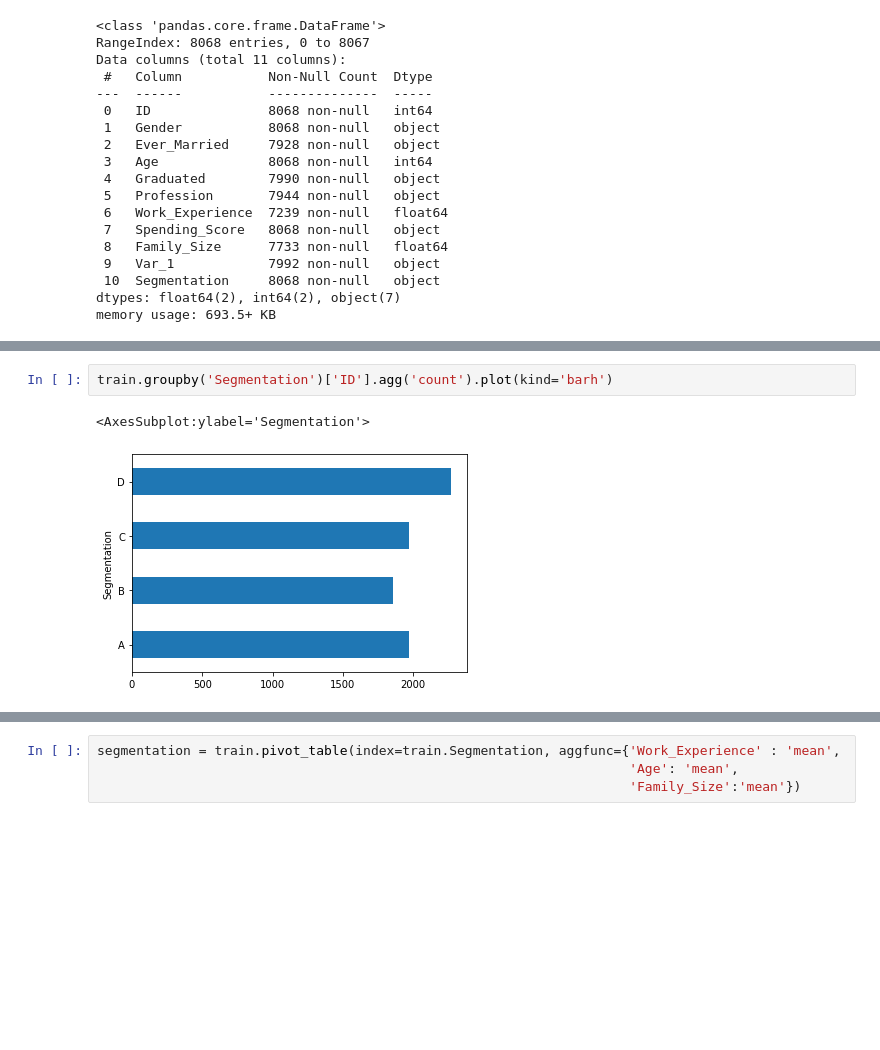
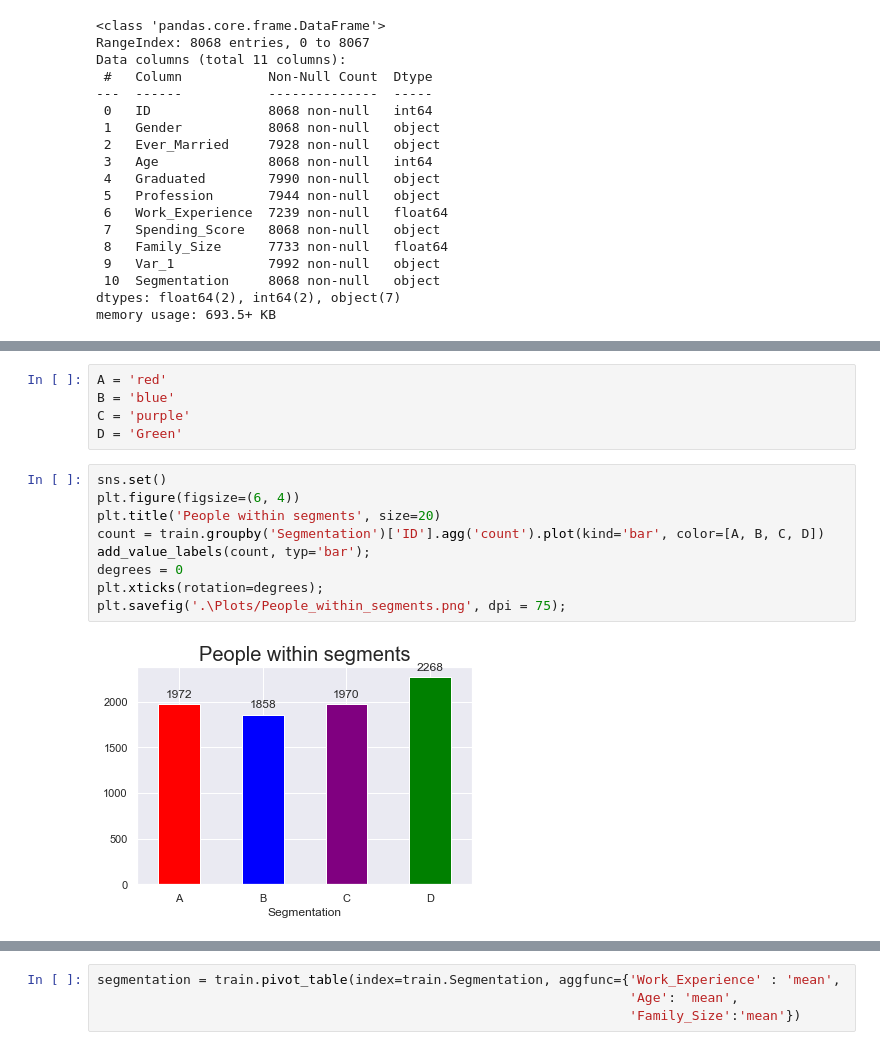
Before and after one commit to isra-st/Customer_Segmentation, a Jupyter notebook: Analysis_Customer_Segmentation.ipynb, the cells around one changed output, grey strips where cells are left out. Saved outputs shown, nothing was run; the diff lists cells and outputs as text; blank space fills up the shorter version.

```diff
--- a/Analysis_Customer_Segmentation.ipynb
+++ b/Analysis_Customer_Segmentation.ipynb
@@ -132,5 +154,16 @@ sns.heatmap(train.corr(), cmap='PiYG', vmin=-1, annot=True)
-# %%
-train.groupby('Segmentation')['ID'].agg('count').plot(kind='barh')
-# %% [output]
-<AxesSubplot:ylabel='Segmentation'>
-[figure, removed]
+# %%
+A = 'red'
+B = 'blue'
+C = 'purple'
+D = 'Green'
+# %%
+sns.set()
+plt.figure(figsize=(6, 4))
+plt.title('People within segments', size=20)
+count = train.groupby('Segmentation')['ID'].agg('count').plot(kind='bar', color=[A, B, C, D])
+add_value_labels(count, typ='bar');
+degrees = 0
+plt.xticks(rotation=degrees);
+plt.savefig('.\Plots/People_within_segments.png', dpi = 75);
+# %% [output]
+[figure, added]
```
Also changed, not shown: parts of 75 cells of this notebook, 32 other files.
